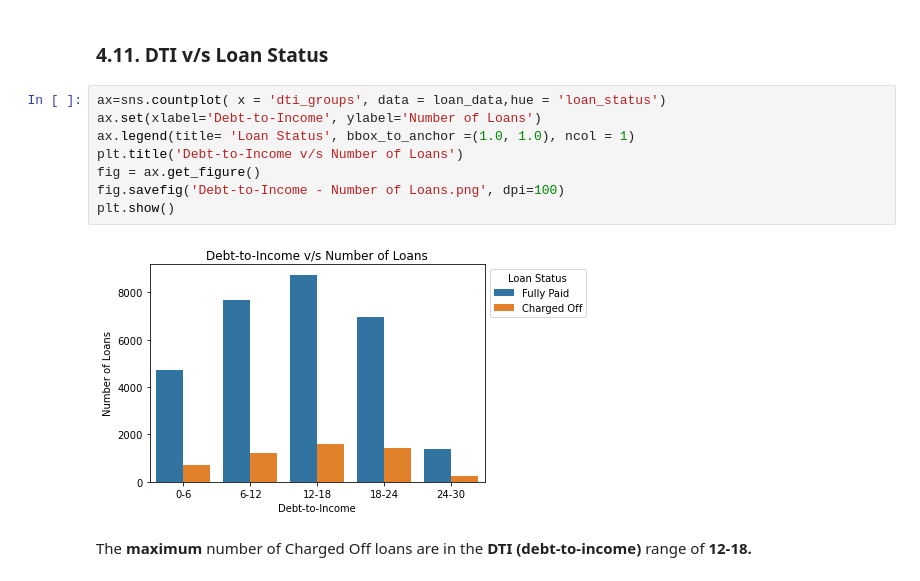
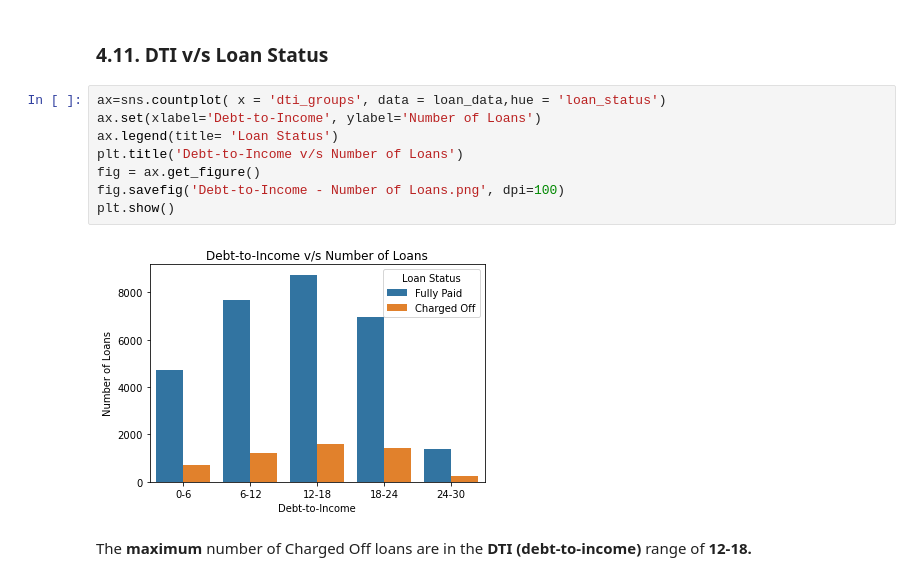
Before and after one commit to nazneenansari/LendingClubCaseStudy, a Jupyter notebook: Nazneen_Ansari.ipynb, the cells around one changed output. Drawn from its saved outputs; the diff is of its cells as text.

```diff
--- a/Nazneen_Ansari.ipynb
+++ b/Nazneen_Ansari.ipynb
@@ -818,13 +820,13 @@ The ratio of Open-to-Total Account is __higher__ for loans with loan term of __3
 # %%
 ax=sns.countplot( x = 'dti_groups', data = loan_data,hue = 'loan_status')
 ax.set(xlabel='Debt-to-Income', ylabel='Number of Loans')
-ax.legend(title= 'Loan Status', bbox_to_anchor =(1.0, 1.0), ncol = 1)
+ax.legend(title= 'Loan Status')
 plt.title('Debt-to-Income v/s Number of Loans')
 fig = ax.get_figure()
 fig.savefig('Debt-to-Income - Number of Loans.png', dpi=100)
 plt.show()
 # %% [output]
-[figure, old version]
+[figure, new version]
 # %% [markdown]
 The __maximum__ number of Charged Off loans are in the __DTI (debt-to-income)__ range of __12-18.__
 # %%
```
Also changed, not shown: parts of 15 cells of this notebook.
